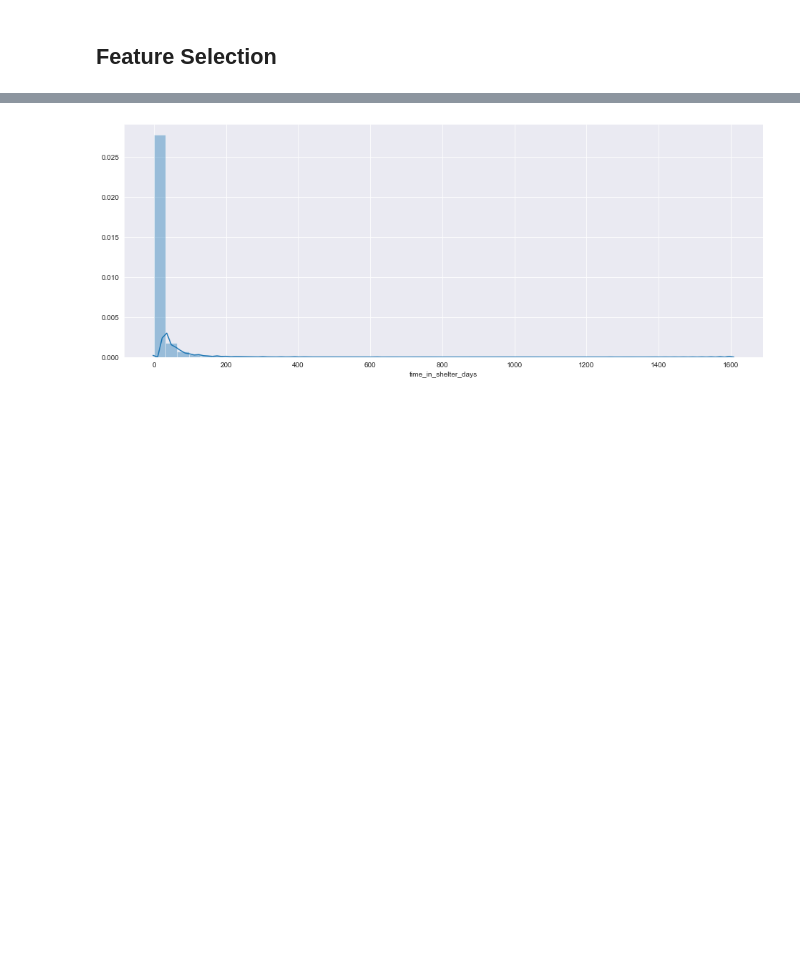
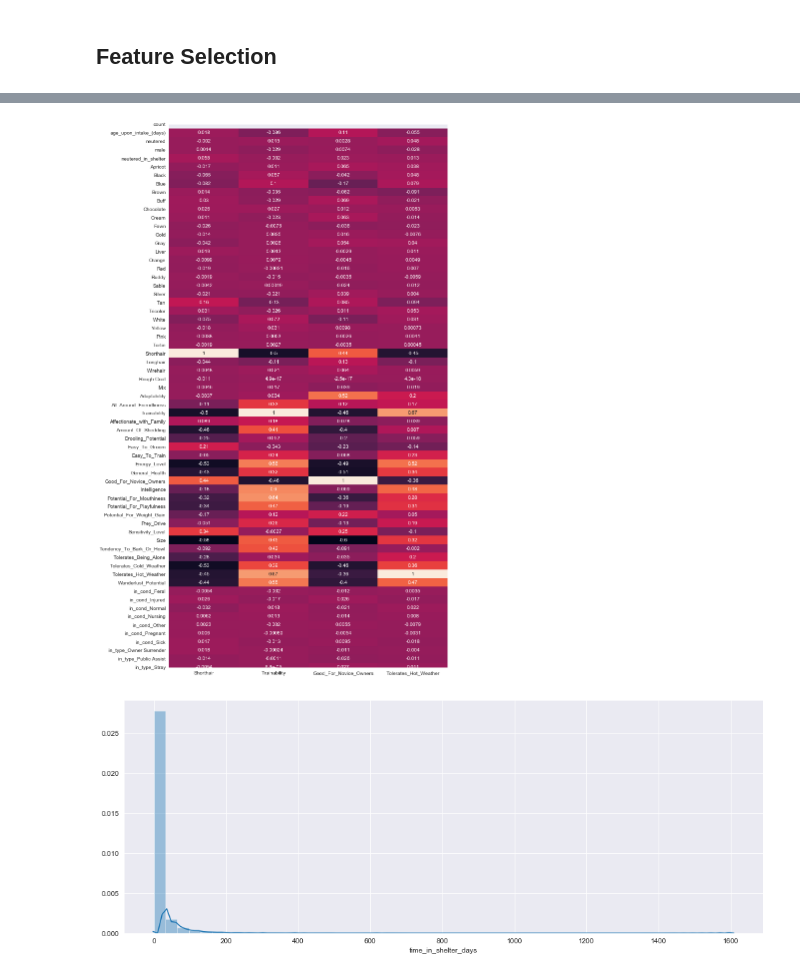
Before and after one commit to chrisoyer/supervised_learning_capstone, a Jupyter notebook: dog_adoption_SL_capstone.ipynb, the cells around one changed output, grey strips where cells are left out. Cells and saved outputs as stored; diff of their text form; code cells hidden in the pictures; blank space fills up the shorter version.

```diff
--- a/dog_adoption_SL_capstone.ipynb
+++ b/dog_adoption_SL_capstone.ipynb
@@ -506,0 +579,6 @@ X_train, X_test, y_train, y_test = train_test_split(X, y, test_size=.3)
+# %%
+plt.figure(figsize=(10,20))
+sns.heatmap(annot=True, cbar=False,  data=X.corr().loc[:, X.corr().index.isin(['Shorthair', 'Trainability', 'Good_For_Novice_Owners', 'in_type_Owner_Surrender',
+                                 'Tolerates_Hot_Weather']) ]);
+# %% [output]
+[figure, added]
```
Also changed, not shown: parts of 24 cells of this notebook.
